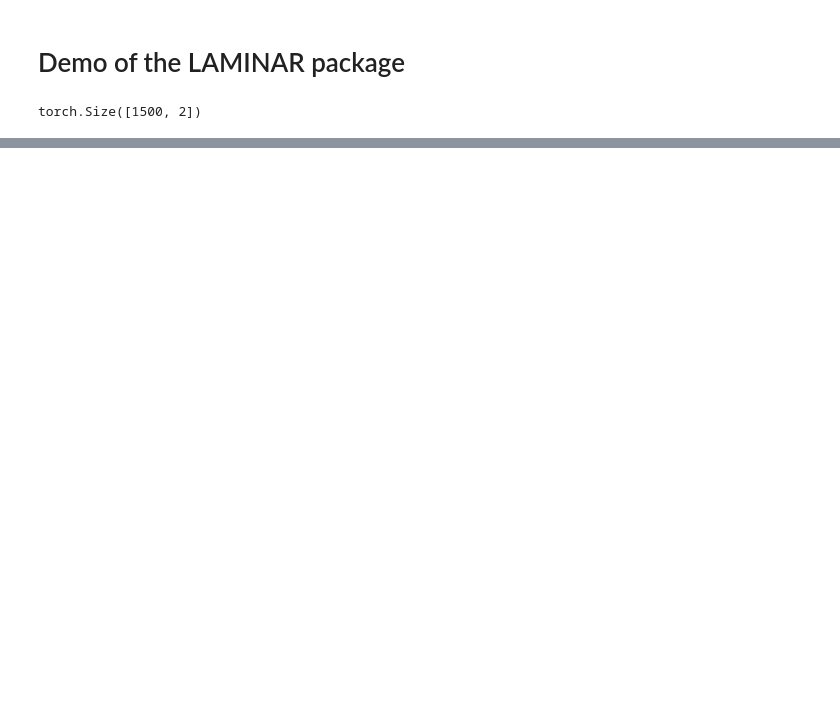
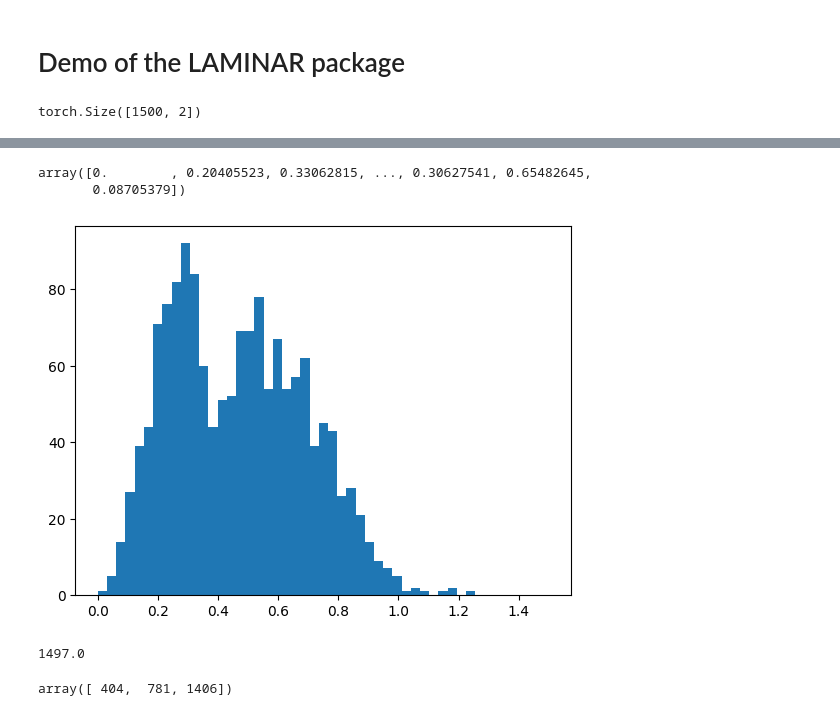
Before and after one commit to CKleiber/LAMINAR, a Jupyter notebook: notebooks/demo.ipynb, the cells around one changed output, grey strips where cells are left out. Cells and saved outputs as stored; diff of their text form; code cells hidden in the pictures; blank space fills up the shorter version.

```diff
--- a/notebooks/demo.ipynb
+++ b/notebooks/demo.ipynb
@@ -136,0 +136,22 @@ ax.scatter(LAM.data_pushed[p, 0], LAM.data_pushed[p, 1], c='orange', s=20, marke
+# %%
+dist
+# %% [output]
+array([0.        , 0.20405523, 0.33062815, ..., 0.30627541, 0.65482645,
+       0.08705379])
+# %%
+# histogram of dist
+plot = plt.hist(dist, bins=np.linspace(0, 1.5, 50))
+# %% [output]
+[figure, added]
+# %%
+# sum over entries in plot
+np.sum(plot[0])
+# %% [output]
+1497.0
+# %%
+# find the points with infinite distance
+
+infinite_points = np.where(np.isinf(dist))[0]
+infinite_points
+# %% [output]
+array([ 404,  781, 1406])
```
Also changed, not shown: parts of 16 cells of this notebook, 1 other file.
